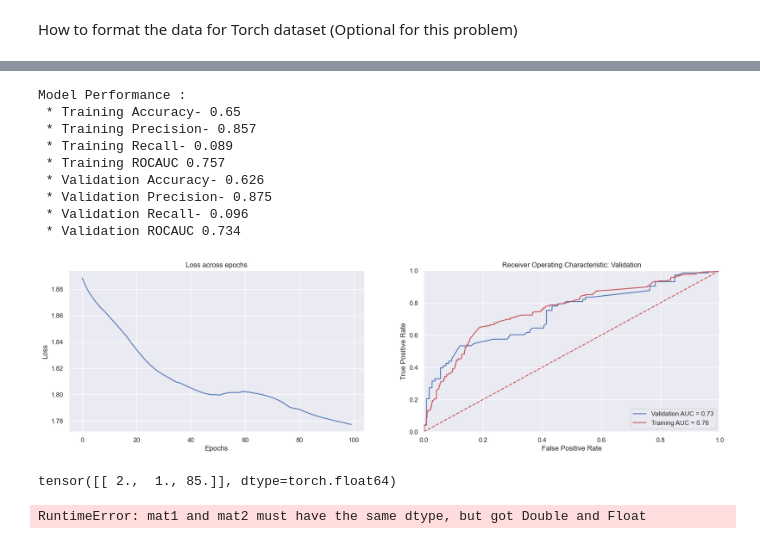
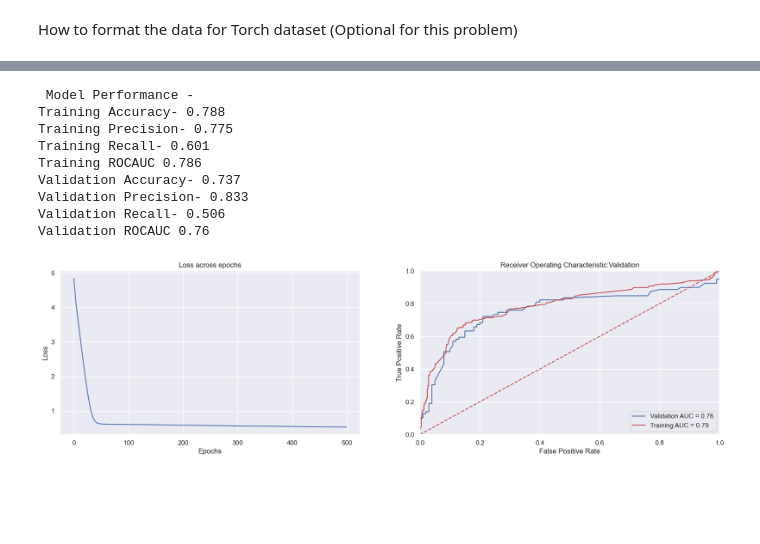
Before and after one commit to Ashraf-Khabar/SACAD-Projects, a Jupyter notebook: Mini_Project_N1/Model.ipynb, the cells around one changed output, grey strips where cells are left out. Drawn from its saved outputs; the diff is of its cells as text; code cells hidden in the pictures; blank space fills up the shorter version.

```diff
--- a/Mini_Project_N1/Model.ipynb
+++ b/Mini_Project_N1/Model.ipynb
@@ -286,3 +255,10 @@ def train_model(model, optimizer, loss_function, num_epochs, batch_size, X_train
+# %%
+weight_decay = 0.0
+lambda_L1=0.00
+# %%
+model = LinearR(3, 1)
+# %%
+adam_optimizer = torch.optim.Adam(model.parameters(), lr= 0.001, weight_decay=weight_decay)
 # %%
-TM = train_model(model=model, optimizer=optimizer, loss_function=criterion, batch_size = 1, num_epochs = 100  ,X_train=X_train, Y_train=Y_train, lambda_L1= 0.01)
+adam_loss = train_network(model, adam_optimizer, loss_function ,num_epochs,batch_size, X_train,Y_train,lambda_L1=0.0)
 # %% [output]
@@ -346,22 +270,13 @@ def evaluate_model(model, x_test, y_test, X_train, Y_train, loss_values):
 # %%
-evaluate_model(model,x_test,y_test,X_train,Y_train,TM)
+evaluate_model(model,x_test,y_test,X_train,Y_train,adam_loss)
 # %% [output]
-Model Performance :
- * Training Accuracy- 0.65
- * Training Precision- 0.857
- * Training Recall- 0.089
- * Training ROCAUC 0.757
- * Validation Accuracy- 0.626
- * Validation Precision- 0.875
- * Validation Recall- 0.096
- * Validation ROCAUC 0.734
+ Model Performance -
+Training Accuracy- 0.788
+Training Precision- 0.775
+Training Recall- 0.601
+Training ROCAUC 0.786
+Validation Accuracy- 0.737
+Validation Precision- 0.833
+Validation Recall- 0.506
+Validation ROCAUC 0.76
-[figure, old version]
+[figure, new version]
-# %%
-x = torch.tensor([[2, 1, 85]], dtype=float)
-x
-# %% [output]
-tensor([[ 2.,  1., 85.]], dtype=torch.float64)
-# %%
-yhat = model(x)
-# %% [output]
-RuntimeError: mat1 and mat2 must have the same dtype, but got Double and Float
```
Also changed, not shown: parts of 19 cells of this notebook, 1 other file.
